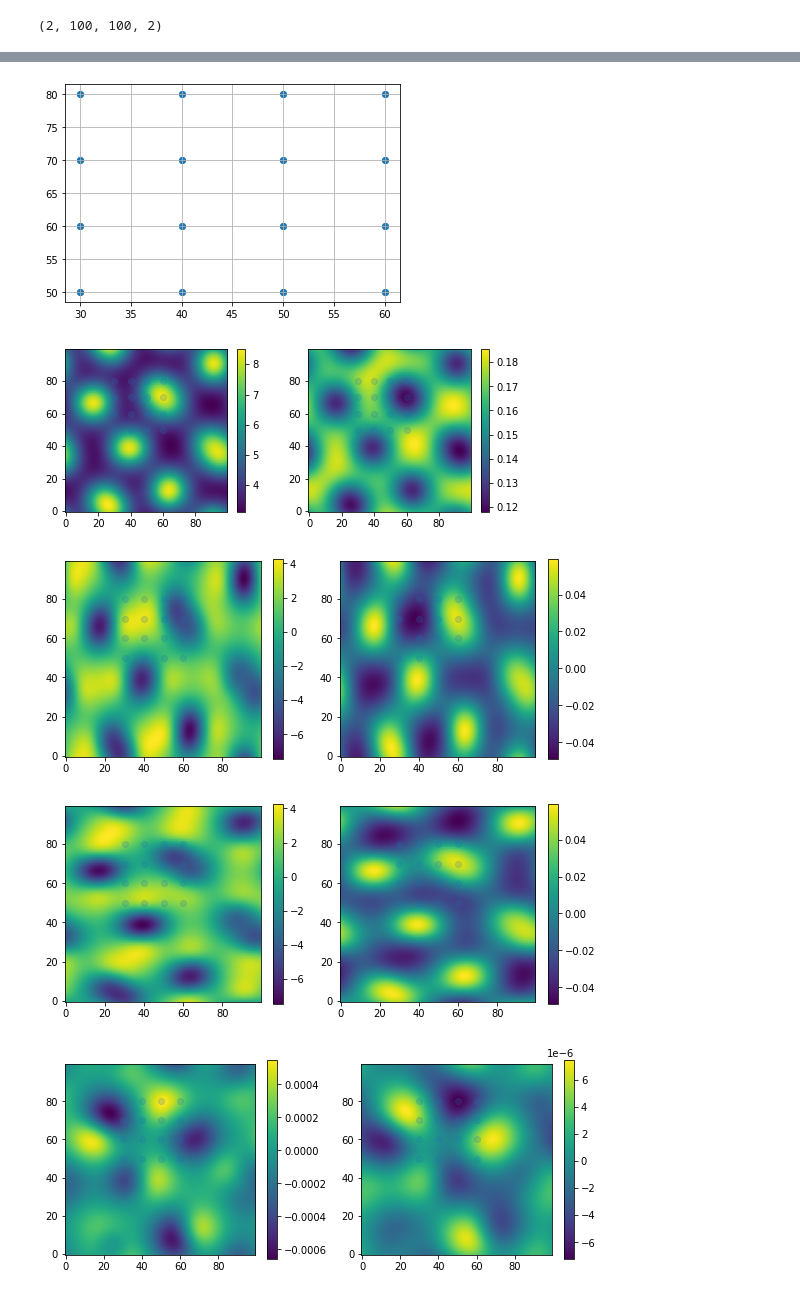
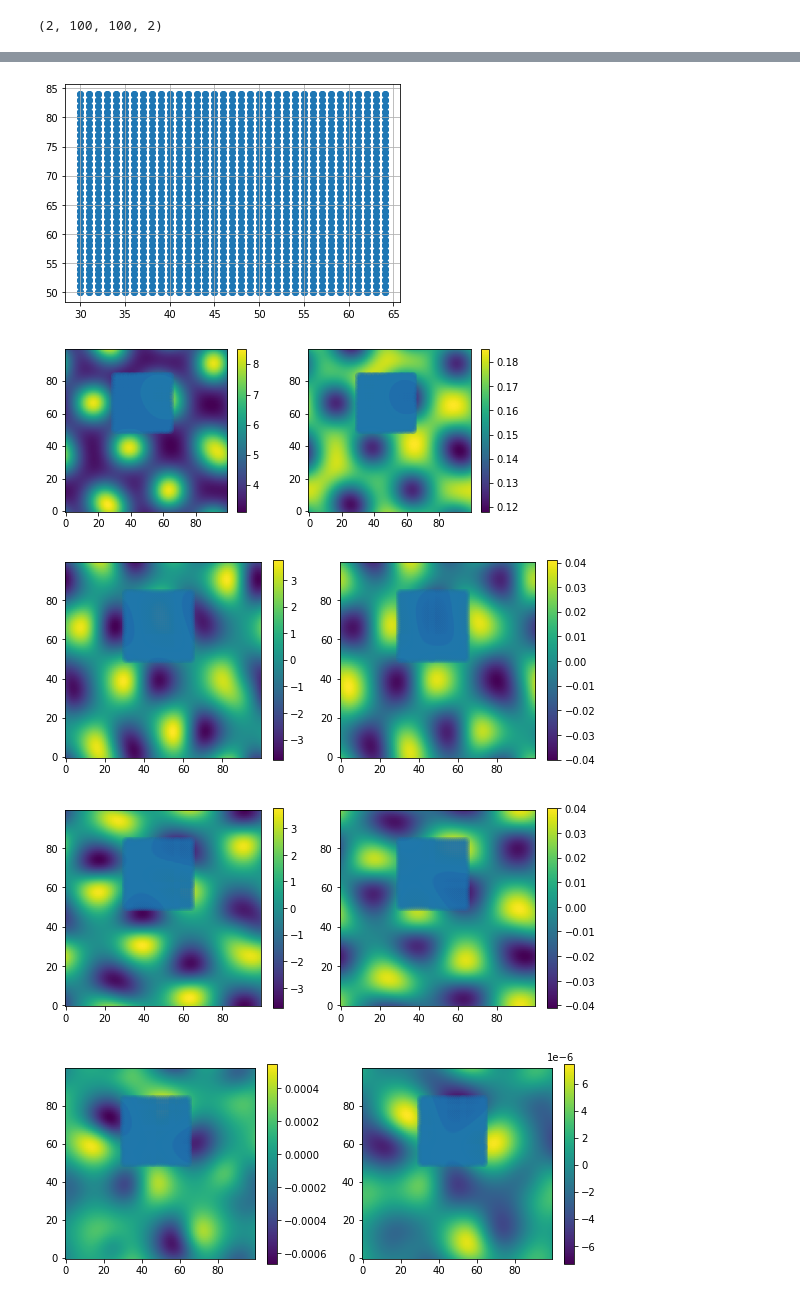
Before and after one commit to rpazuki/morpho_repo, a Jupyter notebook: growth/patch_points_parameter_estimation_derivatives_outputs-Copy3.ipynb, the cells around one changed output, grey strips where cells are left out. Saved outputs shown, nothing was run; the diff lists cells and outputs as text; code cells hidden in the pictures.

```diff
--- a/growth/patch_points_parameter_estimation_derivatives_outputs-Copy3.ipynb
+++ b/growth/patch_points_parameter_estimation_derivatives_outputs-Copy3.ipynb
@@ -98,34 +113,26 @@ plt.show()
 # %%
-# u, v, u_xx, u_yy, u_t, v_xx, v_yy, v_t
-#outputs_correction_fact = [1, 1, .25, .25, 1000, 2.5, 2.5, 10000]
-xx_factors = [1, 1]#[.25, 2.5]
-yy_factors = [1, 1]#[.25, 2.5]
-t_factors = [1, 1]#[1000, 10000]
 
-dxdy = x_size*y_size/L**2
-#c_xx =  np.array([[dxdy * simulation.Ds[c] * second_order_derivatives((x_size,y_size), data[c, ..., t])[0]
-c_xx =  np.array([[xx_factors[c] * dxdy  * second_order_derivatives((x_size,y_size), data[c, ..., t])[0]
+dxdy = x_size/L
+c_x =  np.array([[dxdy  * first_order_derivatives((x_size,y_size), data[c, ..., t])[0]
                     for t in range(data.shape[3])]
                     for c in range(data.shape[0])
                    ])
-c_xx = np.einsum("ctij -> cijt", c_xx)
-#c_yy = np.array([[dxdy * simulation.Ds[c] * second_order_derivatives((x_size,y_size), data[c, ..., t])[1]
-c_yy = np.array([[yy_factors[c] * dxdy * second_order_derivatives((x_size,y_size), data[c, ..., t])[1]
+c_x = np.einsum("ctij -> cijt", c_x)
+c_y = np.array([[dxdy * first_order_derivatives((x_size,y_size), data[c, ..., t])[1]
                     for t in range(data.shape[3])]
                     for c in range(data.shape[0])
                    ])
-c_yy = np.einsum("ctij -> cijt", c_yy)
+c_y = np.einsum("ctij -> cijt", c_y)
 
-#c_t = np.array([[data[c, ..., t] -  data[c, ..., t-1] if t > 0 else data[c, ..., t] -  pre_data[c, ..., 0]
-c_t = np.array([[t_factors[c] * (data[c, ..., t+1] -  data[c, ..., t])/(t_star[t+1] - t_star[t])
+
+c_t = np.array([[(data[c, ..., t+1] -  data[c, ..., t])/(t_star[t+1] - t_star[t])
                     for t in range(data.shape[3]-1)]
                     for c in range(data.shape[0])
                    ])
 c_t = np.einsum("ctij -> cijt", c_t)
 # %%
 dxdy = x_size*y_size/L**2
-#diff_Y = np.array([[dxdy * simulation.Ds[c] *diffusion((x_size,y_size), data[c, ..., t])
-diff_Y = np.array([[xx_factors[c] * dxdy * diffusion((x_size,y_size), data[c, ..., t])
+diff_Y = np.array([[dxdy * diffusion((x_size,y_size), data[c, ..., t])
                     for t in range(data.shape[3])]
                     for c in range(data.shape[0])
                    ])
@@ -141,8 +148,8 @@ c_t.shape
 # %%
 t_star = t_star[-2:]
 data = data[..., -2:]
-c_xx = c_xx[..., -2:]
-c_yy = c_yy[..., -2:]
+c_x = c_x[..., -2:]
+c_y = c_y[..., -2:]
 c_t = c_t[..., -2:]
 diff_Y = diff_Y[..., -2:]
 T = t_star.shape[0]
@@ -158,7 +165,8 @@ data.shape
 indices_all = np.arange(0, x_size*y_size*T, 1).reshape((T, x_size,y_size))
 #indices_sub = indices_all[:, 30:60, 50:80]
 #indices_sub = indices_all[:, 30:65, 50:85]
-indices_sub = indices_all[:, 30:65:10, 50:85:10]
+#indices_sub = indices_all[:, 30:65:10, 50:85:10]
+indices_sub = indices_all[:, 30:65, 50:85]
 block_x = indices_sub.shape[1]
 block_y = indices_sub.shape[2]
 block_size = indices_sub.shape[1]*indices_sub.shape[2]
@@ -168,7 +176,7 @@ model_params = {'training_data_size': x_size*y_size*T,
                 'pde_data_size': x_size*y_size*T,
                 'boundary_data_size':((x_size + y_size)*T),
                 'diffusion': diff_Y,
-                'derivatives':[c_xx, c_yy, c_t],
+                'derivatives':[c_x, c_y, c_t],
                 'signal_to_noise':0.0,
                 'shuffle':False,
                 'idx_data':indices_sub.flatten()}
@@ -227,45 +235,45 @@ plt.show()
 
 _ = plt.figure(figsize=(8,4))
 plt.subplot(121)
-plt.imshow(c_xx[0,:,:, -1].T, origin='lower')
+plt.imshow(c_x[0,:,:, -1].T, origin='lower')
 plt.colorbar(shrink=.75)
 plt.scatter((x_size-1)*obs_X[:,0]/L, (y_size-1)*obs_X[:,1]/L, alpha=.1)
 plt.subplot(122)
-plt.imshow(c_xx[1,:,:, -1].T, origin='lower')
+plt.imshow(c_x[1,:,:, -1].T, origin='lower')
 plt.colorbar(shrink=.75)
 plt.scatter((x_size-1)*obs_X[:,0]/L, (y_size-1)*obs_X[:,1]/L, alpha=.1)
 plt.tight_layout()
 plt.show()
 
 _ = plt.figure(figsize=(8,4))
 plt.subplot(121)
-plt.imshow(c_yy[0,:,:, -1].T, origin='lower')
+plt.imshow(c_y[0,:,:, -1].T, origin='lower')
 plt.colorbar(shrink=.75)
 plt.scatter((x_size-1)*obs_X[:,0]/L, (y_size-1)*obs_X[:,1]/L, alpha=.1)
 plt.subplot(122)
-plt.imshow(c_yy[1,:,:, -1].T, origin='lower')
+plt.imshow(c_y[1,:,:, -1].T, origin='lower')
 plt.colorbar(shrink=.75)
 plt.scatter((x_size-1)*obs_X[:,0]/L, (y_size-1)*obs_X[:,1]/L, alpha=.1)
 plt.tight_layout()
 plt.show()
 
 _ = plt.figure(figsize=(8,4))
 plt.subplot(121)
 plt.imshow(c_t[0,:,:, -1].T, origin='lower')
 plt.colorbar(shrink=.75)
 plt.scatter((x_size-1)*obs_X[:,0]/L, (y_size-1)*obs_X[:,1]/L, alpha=.1)
 plt.subplot(122)
 plt.imshow(c_t[1,:,:, -1].T, origin='lower')
 plt.colorbar(shrink=.75)
 plt.scatter((x_size-1)*obs_X[:,0]/L, (y_size-1)*obs_X[:,1]/L, alpha=.1)
 plt.tight_layout()
 plt.show()
 # %% [output]
-[figure, old version]
+[figure, new version]
-[figure, old version]
+[figure, new version]
-[figure, old version]
+[figure, new version]
-[figure, old version]
+[figure, new version]
-[figure, old version]
+[figure, new version]
 # %%
 #ds = TINN_Dataset(tf.float32, obs_X,  pde_X, pbc_X, diffs)
 #ds = TINN_Dataset(tf.float32, obs_X,  pde_X, pbc_X)
```
Also changed, not shown: parts of 82 cells of this notebook, 10 other files.
